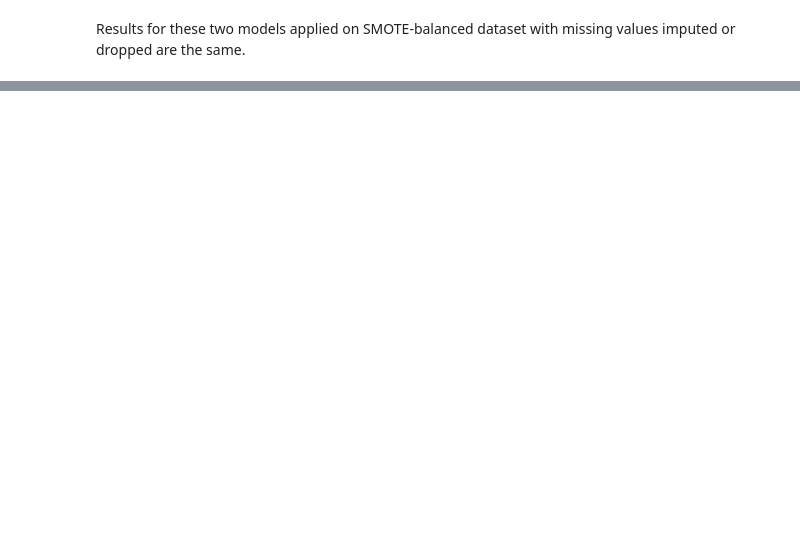
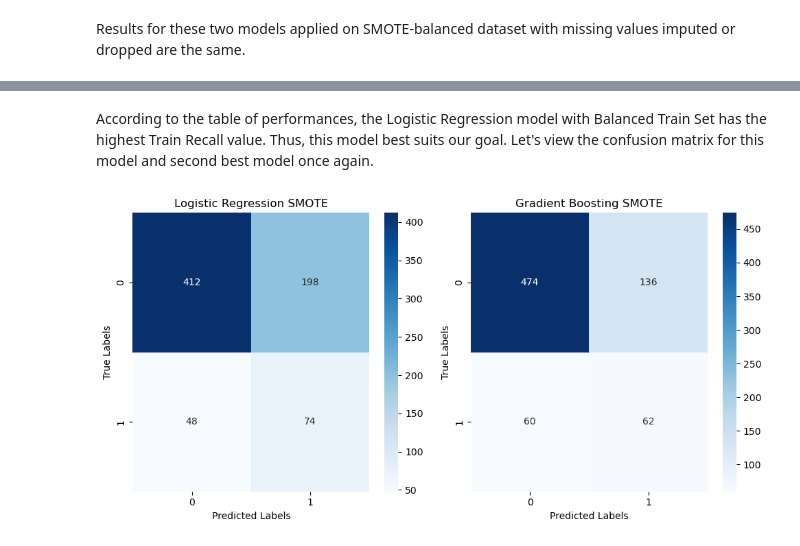
Before and after one commit to airenare/Heart-Disease-Risk-Prediction, a Jupyter notebook: notebooks/4_modeling.ipynb, the cells around one changed output, grey strips where cells are left out. Saved outputs shown, nothing was run; the diff lists cells and outputs as text; code cells hidden in the pictures; blank space fills up the shorter version.

```diff
--- a/notebooks/4_modeling.ipynb
+++ b/notebooks/4_modeling.ipynb
@@ -1119,0 +1151,31 @@ Based on the evaluation of models, the best model is the Gradient Boost model ap
+# %% [markdown]
+According to the table of performances, the Logistic Regression model with Balanced Train Set has the highest Train Recall value. Thus, this model best suits our goal. Let's view the confusion matrix for this model and second best model once again.
+# %%
+best_model = results['Logistic Regression SMOTE']['Model']
+second_best_model = results['Gradient Boosting SMOTE']['Model']
+
+# Show two confusion matrices side by side
+fig, ax = plt.subplots(1, 2, figsize=(10, 5))
+
+# Confusion matrix for Logistic Regression SMOTE
+y_test_pred = best_model.predict(X_test)
+conf_matrix = confusion_matrix(y_test, y_test_pred)
+sns.heatmap(conf_matrix, annot=True, fmt='d', cmap='Blues', ax=ax[0])
+
+# Confusion matrix for Gradient Boosting SMOTE
+y_test_pred = second_best_model.predict(X_test)
+conf_matrix = confusion_matrix(y_test, y_test_pred)
+sns.heatmap(conf_matrix, annot=True, fmt='d', cmap='Blues', ax=ax[1])
+
+ax[0].set_title('Logistic Regression SMOTE')
+ax[0].set_xlabel('Predicted Labels')
+ax[0].set_ylabel('True Labels')
+
+ax[1].set_title('Gradient Boosting SMOTE')
+ax[1].set_xlabel('Predicted Labels')
+ax[1].set_ylabel('True Labels')
+
+plt.tight_layout()
+plt.show()
+# %% [output]
+[figure, added]
```
Also changed, not shown: parts of 19 cells of this notebook.
